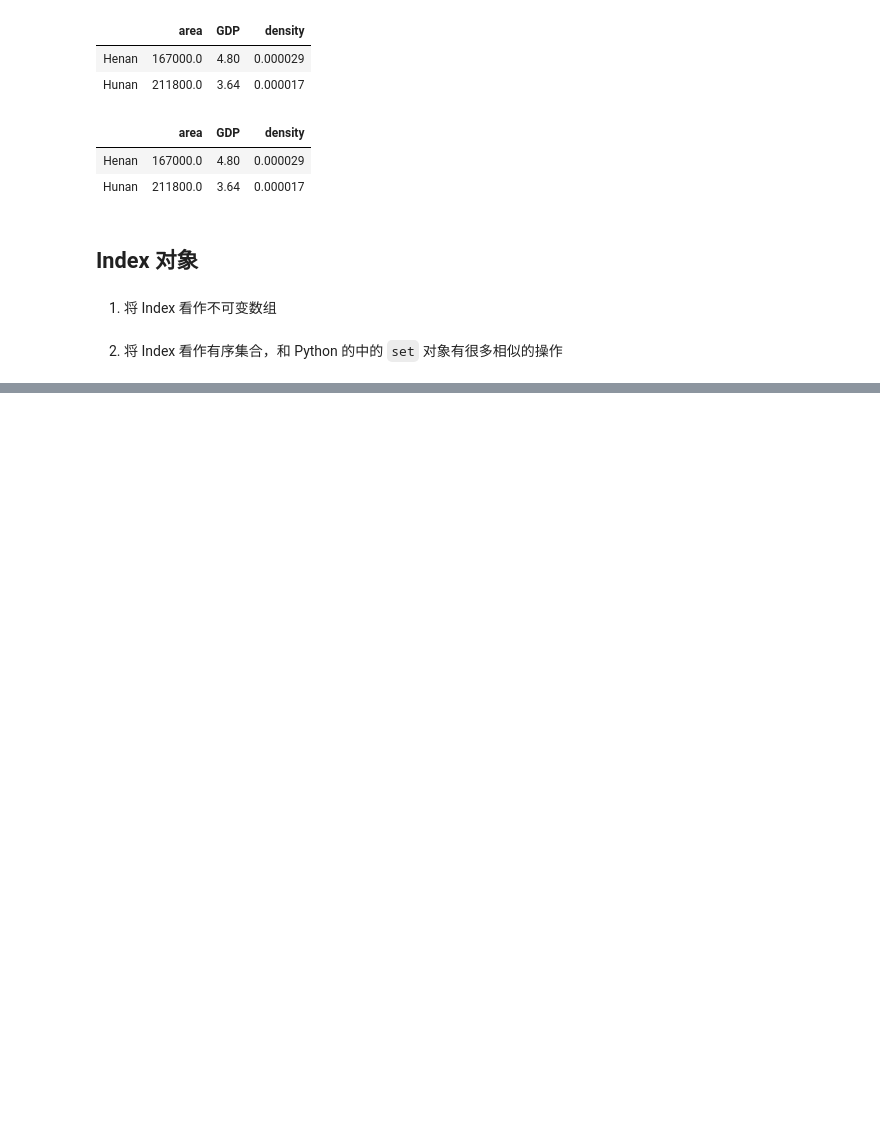
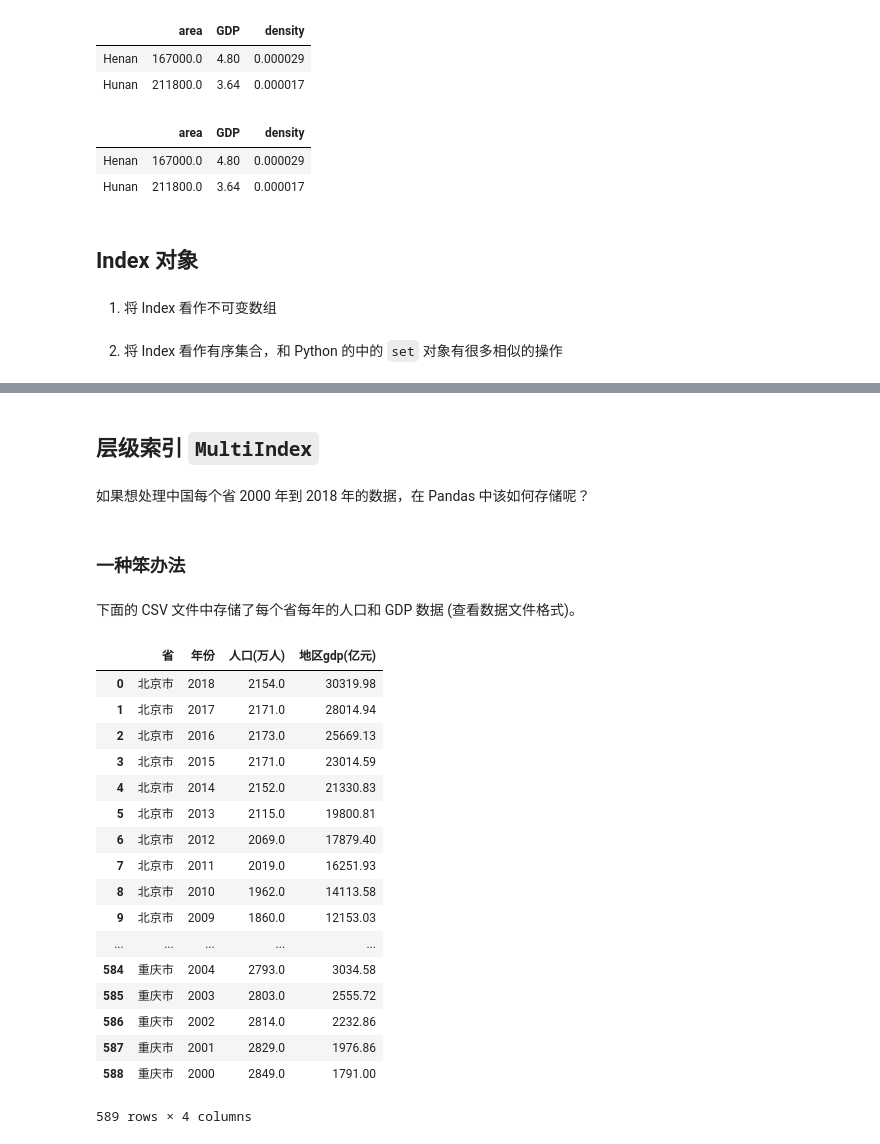
Before and after one commit to weihuayi/class, a Jupyter notebook: pythondata/2.0-Pandas数据处理入门.ipynb, the cells around one changed output, grey strips where cells are left out. Cells and saved outputs as stored; diff of their text form; code cells hidden in the pictures; blank space fills up the shorter version.

```diff
--- a/pythondata/2.0-Pandas数据处理入门.ipynb
+++ b/pythondata/2.0-Pandas数据处理入门.ipynb
@@ -615,0 +533,4 @@ KeyError: '河南省'
+# %% [markdown]
+## 层级索引 `MultiIndex`
+# %% [markdown]
+如果想处理中国每个省 2000 年到 2018 年的数据，在 Pandas 中该如何存储呢？
@@ -615,0 +540,26 @@ KeyError: '河南省'
+# %% [markdown]
+### 一种笨办法
+# %% [markdown]
+下面的 CSV 文件中存储了每个省每年的人口和 GDP 数据 (查看数据文件格式)。
+# %%
+data = pd.read_csv('./data/pop_and_gdp.csv')
+data
+# %% [output]
+|  | 省 | 年份 | 人口(万人) | 地区gdp(亿元) |
+| 0 | 北京市 | 2018 | 2154.0 | 30319.98 |
+| 1 | 北京市 | 2017 | 2171.0 | 28014.94 |
+| 2 | 北京市 | 2016 | 2173.0 | 25669.13 |
+| 3 | 北京市 | 2015 | 2171.0 | 23014.59 |
+| 4 | 北京市 | 2014 | 2152.0 | 21330.83 |
+| 5 | 北京市 | 2013 | 2115.0 | 19800.81 |
+| 6 | 北京市 | 2012 | 2069.0 | 17879.40 |
+| 7 | 北京市 | 2011 | 2019.0 | 16251.93 |
+| 8 | 北京市 | 2010 | 1962.0 | 14113.58 |
+| 9 | 北京市 | 2009 | 1860.0 | 12153.03 |
+| ... | ... | ... | ... | ... |
+| 584 | 重庆市 | 2004 | 2793.0 | 3034.58 |
+| 585 | 重庆市 | 2003 | 2803.0 | 2555.72 |
+| 586 | 重庆市 | 2002 | 2814.0 | 2232.86 |
+| 587 | 重庆市 | 2001 | 2829.0 | 1976.86 |
+| 588 | 重庆市 | 2000 | 2849.0 | 1791.00 |
+589 rows × 4 columns
```
Also changed, not shown: parts of 73 cells of this notebook, 2 other files.
